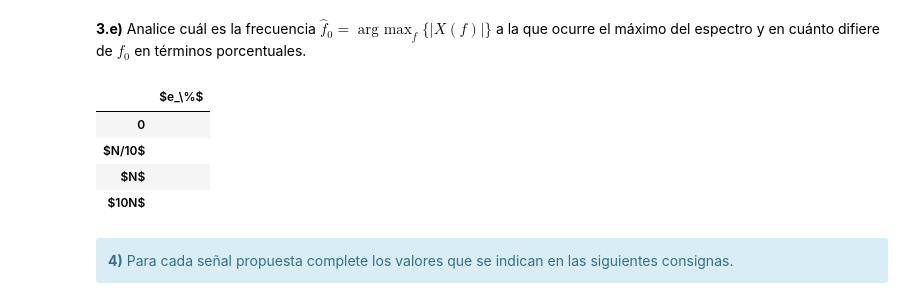
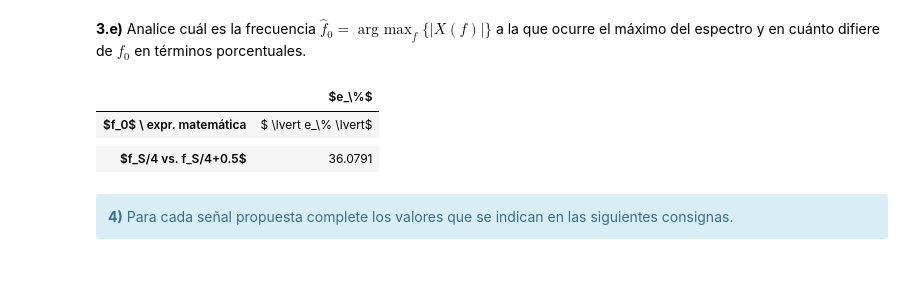
Before and after one commit to rtirapegui/MSE_4Co2019_PSF, a Jupyter notebook: TP1/TP1 - Muestreo de señales - Forurier.ipynb, the cells around one changed output. Saved outputs shown, nothing was run; the diff lists cells and outputs as text; code cells hidden in the pictures; blank space fills up the shorter version.

```diff
--- a/TP1/TP1 - Muestreo de señales - Forurier.ipynb
+++ b/TP1/TP1 - Muestreo de señales - Forurier.ipynb
@@ -836,28 +821,60 @@ Como $Tadq = N.Ts$ se tienen dos posisbilidades. Una es aumentar $Ts$ y la otra
 </div>
 # %% [markdown]
 **3.e)** Analice cuál es la frecuencia  $\hat{f}_0 = \mathop{arg\ max}_f \{\lvert X(f) \rvert \}$ a la que ocurre el máximo del espectro y en cuánto difiere de $f_0$ en términos porcentuales.
-# %%
-#######################################
-# Tu simulación que genere resultados #
-#######################################
-
-tus_resultados = ['', # <-- acá debería haber numeritos :)
-                  '', # <-- acá debería haber numeritos :)
-                  '', # <-- acá debería haber numeritos :)
-                  '' # <-- acá debería haber numeritos :)
-                 ]
-df = DataFrame(tus_resultados, columns=['$e_\%$'],
-               index=['0',
-                      '$N/10$',
-                      '$N$',
-                      '$10N$'])
-HTML(df.to_html())
-# %% [output]
-|  | $e_\%$ |
-| 0 |  |
-| $N/10$ |  |
-| $N$ |  |
-| $10N$ |  |
+# %%
+#######################################
+# Tu simulación que genere resultados #
+#######################################
+def estimador_f_fundamental(sprectrum, df):
+
+    # Obtengo la máxima componente del espectro
+    spec_max = np.amax(sprectrum)
+
+    # Genero arreglo con los índices de los máximos en el espectro
+    spec_max_idx = np.where(sprectrum == spec_max)
+
+    # Obtengo el índice de la frecuencia fundamental estimada
+    f0_idx = sum(spec_max_idx)/len(spec_max_idx)
+
+    # Obtengo el valor de la frecuencia fundamental estimada
+    f0_estimada = f0_idx*df
+
+    return f0_estimada, spec_max
+
+# Parámetros de la señal
+N=128
+fs=128
+a0=1
+p0=0
+fd=0.5
+f0=fs/4
+
+[tt, signal] = generador_senoidal(fs, f0 + fd, N, a0, p0)                             # Generación señal senoidal
+signal = np.pad(signal, (int(N/10), int(10*N)), 'constant')                           # Agrego zeros (zero padding)
+spectrum_fft = fft(signal)                                                            # Cálculo de la FFT
+N_prima = len(signal)                                                                 # Obtengo el largo de la señal con ceros
+df = fs/N_prima                                                                       # Obtengo la nueva resolución espectral
+half_spectrum_fft = spectrum_fft[:N_prima//2]                                         # Trunco el espectro a la mitad de la muestras
+[f0_estimada, spec_f0_estimada_max] = estimador_f_fundamental(half_spectrum_fft, df)  # Obtengo la frecuencia estimada y el valor
+                                                                                      # del espectro en la frecuencia teorica
+
+e_percentage = np.abs(half_spectrum_fft[int(f0/df)] - spec_f0_estimada_max) * 100     # Calculo el error porcentual
+
+# Generación de resultados
+resultados = [ ['$ \lvert e_\% \lvert$'],
+               [''],
+               [str(round(e_percentage,4))]
+             ]
+df = DataFrame(resultados, columns=['$e_\%$'],
+               index=['$f_0$ \ expr. matemática',
+                      '',
+                      '$f_S/4''vs.''f_S/4+0.5$'])
+HTML(df.to_html())
+# %% [output]
+|  | $e_\%$ |
+| $f_0$ \ expr. matemática | $ \lvert e_\% \lvert$ |
+|  |  |
+| $f_S/4 vs. f_S/4+0.5$ | 36.0791 |
 # %% [markdown]
 <div class="alert alert-block alert-info">
 <b>4)</b>
```
Also changed, not shown: parts of 2 cells of this notebook.
